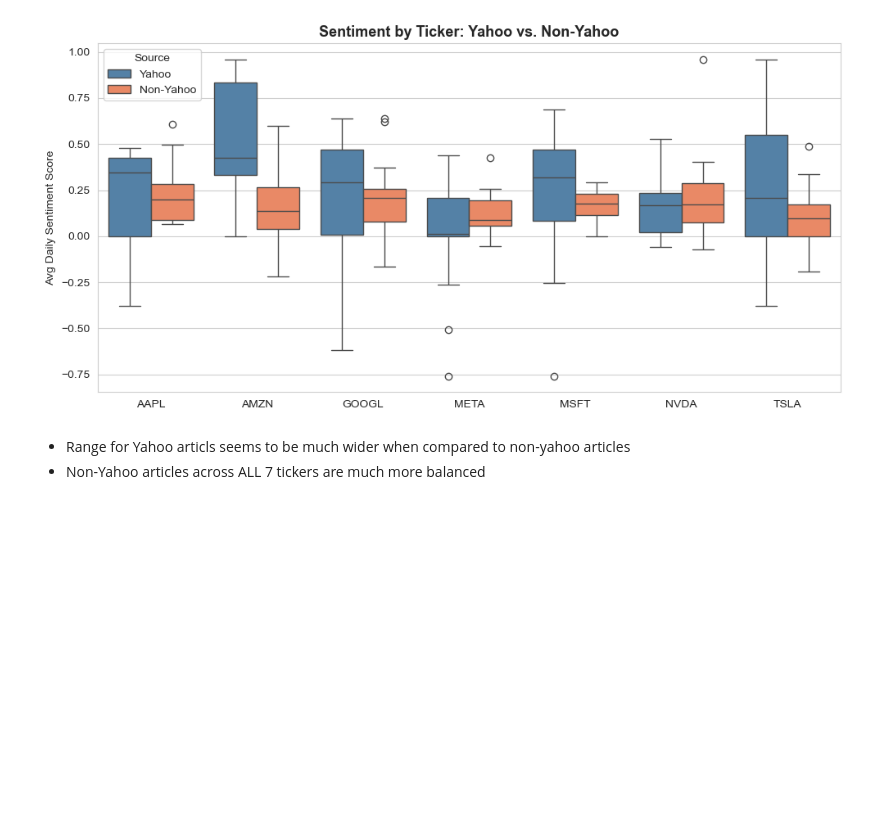
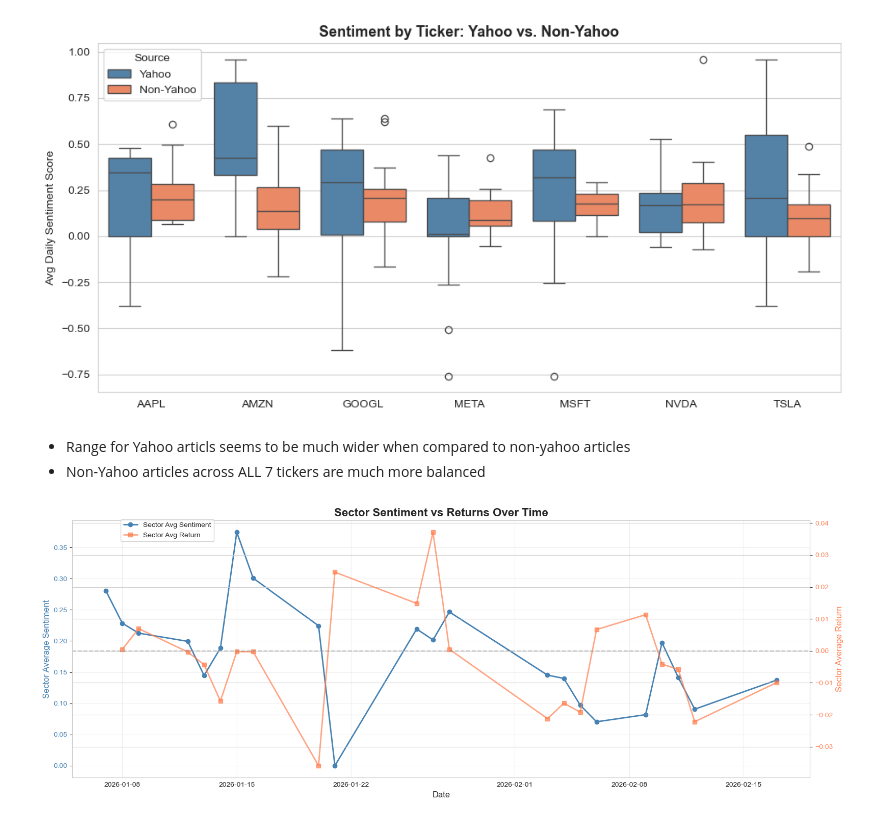
Before and after one commit to Trevor5008/market-sentiment-analysis, a Jupyter notebook: docs/eda/sprint_3/notebooks/tech_comovement_exploration.ipynb, the cells around one changed output. Saved outputs shown, nothing was run; the diff lists cells and outputs as text; code cells hidden in the pictures; blank space fills up the shorter version.

```diff
--- a/docs/eda/sprint_3/notebooks/tech_comovement_exploration.ipynb
+++ b/docs/eda/sprint_3/notebooks/tech_comovement_exploration.ipynb
@@ -225,3 +216,27 @@ plt.show()
 # %% [markdown]
 - Range for Yahoo articls seems to be much wider when compared to non-yahoo articles
 - Non-Yahoo articles across ALL 7 tickers are much more balanced
+# %%
+# Cell 8: Time series - sector sentiment vs sector returns
+fig, ax1 = plt.subplots(figsize=(16, 6))
+
+ax1.plot(sector_metrics['price_date'], sector_metrics['sector_avg_sentiment'],
+         color='steelblue', linewidth=2, label='Sector Avg Sentiment', marker='o')
+ax1.set_xlabel('Date', fontsize=12)
+ax1.set_ylabel('Sector Average Sentiment', color='steelblue', fontsize=12)
+ax1.tick_params(axis='y', labelcolor='steelblue')
+ax1.grid(True, alpha=0.3)
+
+ax2 = ax1.twinx()
+ax2.plot(sector_metrics['price_date'], sector_metrics['sector_avg_return'],
+         color='coral', linewidth=2, alpha=0.7, label='Sector Avg Return', marker='s')
+ax2.set_ylabel('Sector Average Return', color='coral', fontsize=12)
+ax2.tick_params(axis='y', labelcolor='coral')
+ax2.axhline(y=0, color='gray', linestyle='--', alpha=0.5)
+
+plt.title('Sector Sentiment vs Returns Over Time', fontsize=16, fontweight='bold')
+fig.legend(loc='upper left', bbox_to_anchor=(0.1, 0.95))
+plt.tight_layout()
+plt.show()
+# %% [output]
+[figure, added]
```
Also changed, not shown: parts of 2 cells of this notebook.
